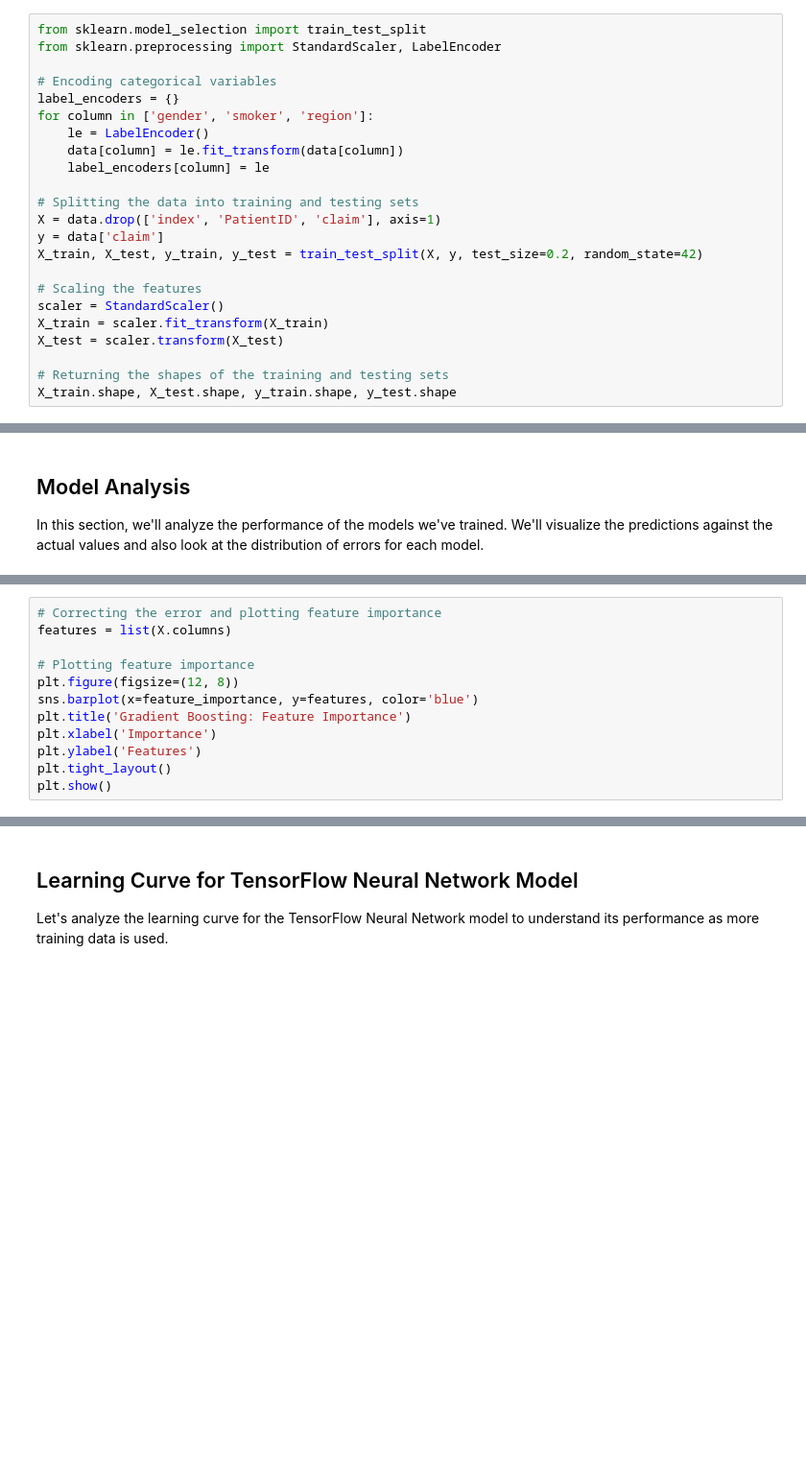
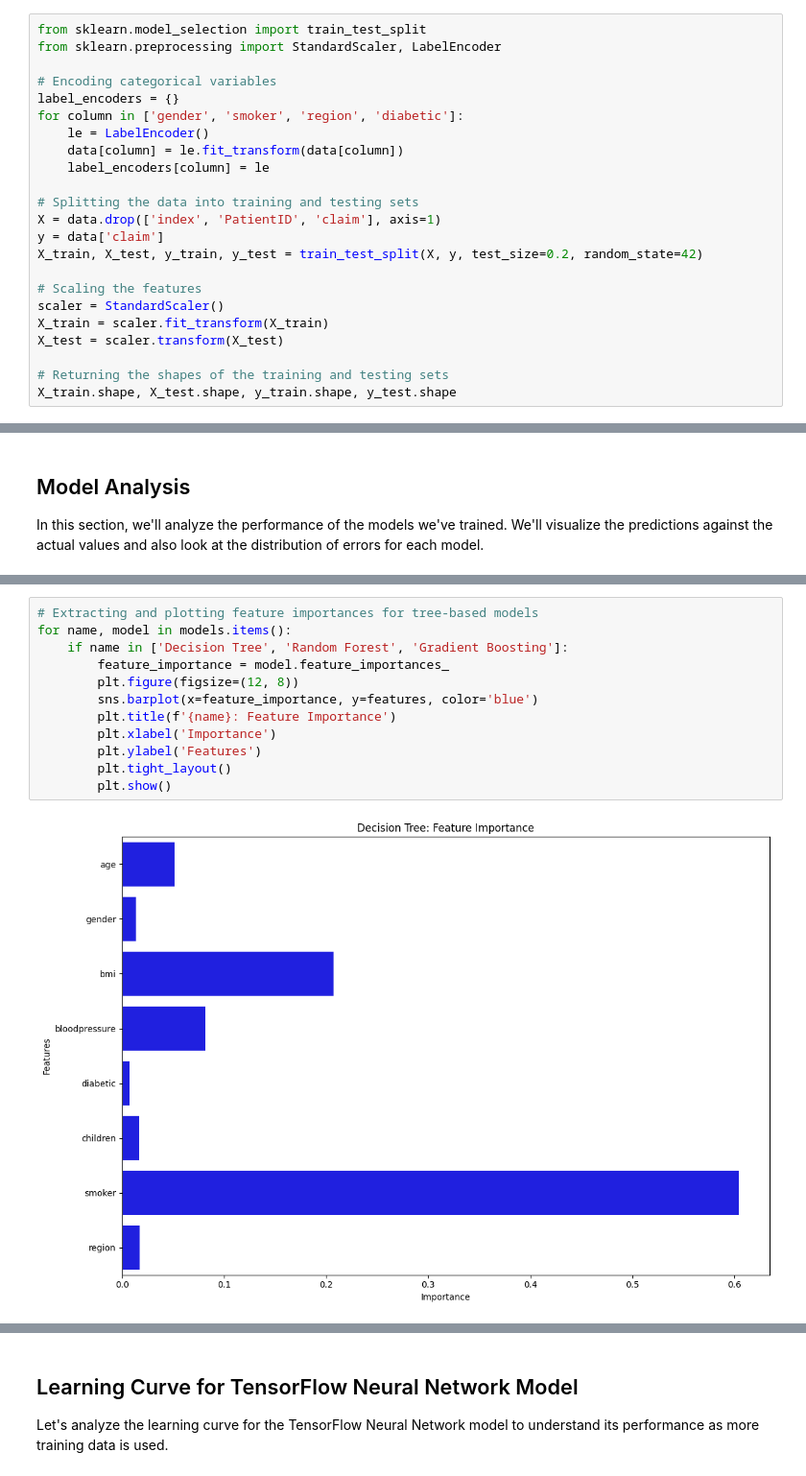
Before and after one commit to HAlex94/Projects, a Jupyter notebook: Claims_Predictor/Insurance_Data_Analysis.ipynb, the cells around one changed output, grey strips where cells are left out. Shown at 96% size. Cells and saved outputs as stored; diff of their text form; blank space fills up the shorter version.

```diff
--- a/Claims_Predictor/Insurance_Data_Analysis.ipynb
+++ b/Claims_Predictor/Insurance_Data_Analysis.ipynb
@@ -118,7 +159,7 @@ from sklearn.preprocessing import StandardScaler, LabelEncoder
 
 # Encoding categorical variables
 label_encoders = {}
-for column in ['gender', 'smoker', 'region']:
+for column in ['gender', 'smoker', 'region', 'diabetic']:
     le = LabelEncoder()
     data[column] = le.fit_transform(data[column])
     label_encoders[column] = le
@@ -247,12 +302,14 @@ plt.show()
 # %%
-# Correcting the error and plotting feature importance
-features = list(X.columns)
-
-# Plotting feature importance
-plt.figure(figsize=(12, 8))
-sns.barplot(x=feature_importance, y=features, color='blue')
-plt.title('Gradient Boosting: Feature Importance')
-plt.xlabel('Importance')
-plt.ylabel('Features')
-plt.tight_layout()
-plt.show()
+# Extracting and plotting feature importances for tree-based models
+for name, model in models.items():
+    if name in ['Decision Tree', 'Random Forest', 'Gradient Boosting']:
+        feature_importance = model.feature_importances_
+        plt.figure(figsize=(12, 8))
+        sns.barplot(x=feature_importance, y=features, color='blue')
+        plt.title(f'{name}: Feature Importance')
+        plt.xlabel('Importance')
+        plt.ylabel('Features')
+        plt.tight_layout()
+        plt.show()
+# %% [output]
+[figure, added]
```
Also changed, not shown: parts of 15 cells of this notebook.
